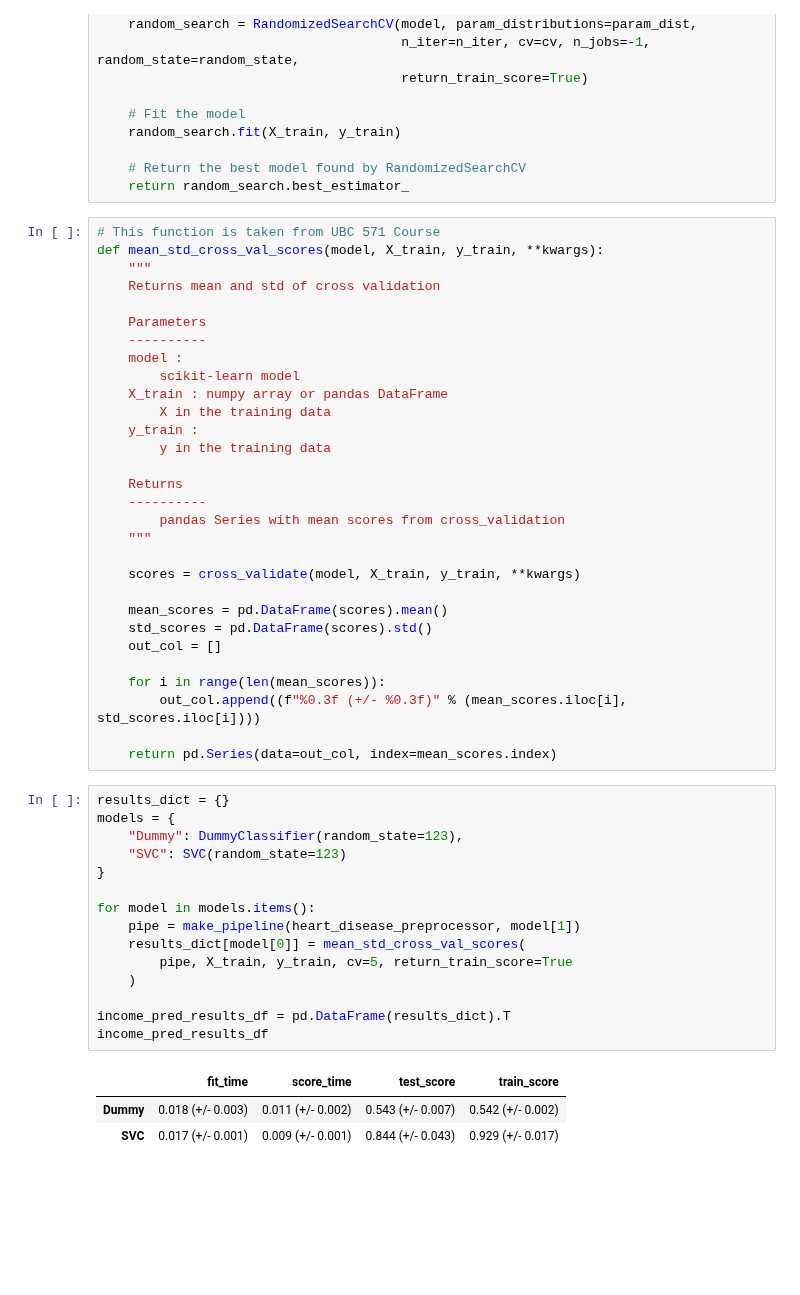
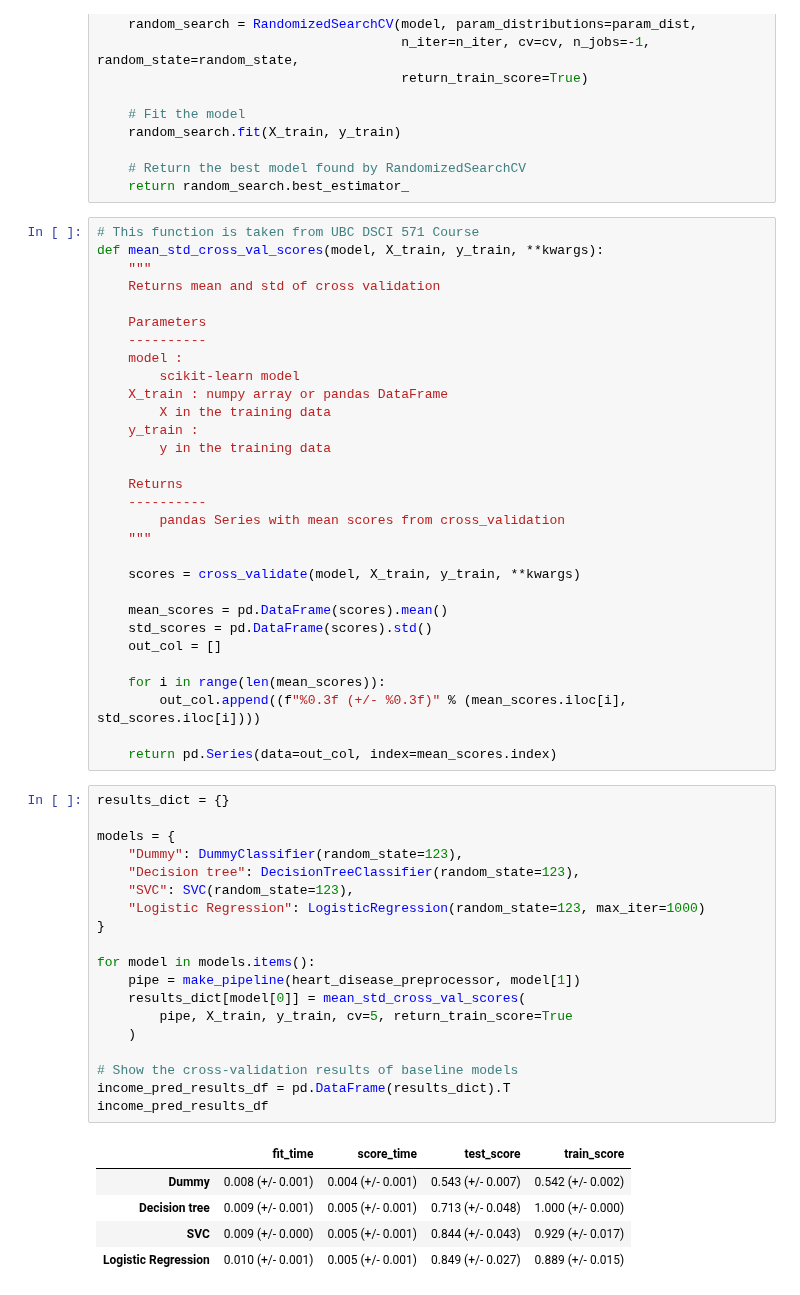
Before and after one commit to UBC-MDS/heart_disease_predictor_py, a Jupyter notebook: src/heart_disease_predictor_report.ipynb, the cells around one changed output. Drawn from its saved outputs; the diff is of its cells as text; blank space fills up the shorter version.

Commit message:
Added and tuned decision tree and logistic regression models, fixed issue with preprocessor inclusion in best model.

```diff
--- a/src/heart_disease_predictor_report.ipynb
+++ b/src/heart_disease_predictor_report.ipynb
@@ -349,7 +355,7 @@ def randomized_search(X_train, y_train, model, param_dist, n_iter=100, cv=5, ran
     # Return the best model found by RandomizedSearchCV
     return random_search.best_estimator_
 # %%
-# This function is taken from UBC 571 Course
+# This function is taken from UBC DSCI 571 Course
 def mean_std_cross_val_scores(model, X_train, y_train, **kwargs):
     """
     Returns mean and std of cross validation
@@ -380,20 +386,26 @@ def mean_std_cross_val_scores(model, X_train, y_train, **kwargs):
     return pd.Series(data=out_col, index=mean_scores.index)
 # %%
 results_dict = {}
+
 models = {
     "Dummy": DummyClassifier(random_state=123),
-    "SVC": SVC(random_state=123)
+    "Decision tree": DecisionTreeClassifier(random_state=123),
+    "SVC": SVC(random_state=123),
+    "Logistic Regression": LogisticRegression(random_state=123, max_iter=1000)
 }
 
 for model in models.items():
     pipe = make_pipeline(heart_disease_preprocessor, model[1])
     results_dict[model[0]] = mean_std_cross_val_scores(
         pipe, X_train, y_train, cv=5, return_train_score=True
     )
 
+# Show the cross-validation results of baseline models
 income_pred_results_df = pd.DataFrame(results_dict).T
 income_pred_results_df
 # %% [output]
 |  | fit_time | score_time | test_score | train_score |
-| Dummy | 0.018 (+/- 0.003) | 0.011 (+/- 0.002) | 0.543 (+/- 0.007) | 0.542 (+/- 0.002) |
-| SVC | 0.017 (+/- 0.001) | 0.009 (+/- 0.001) | 0.844 (+/- 0.043) | 0.929 (+/- 0.017) |
+| Dummy | 0.008 (+/- 0.001) | 0.004 (+/- 0.001) | 0.543 (+/- 0.007) | 0.542 (+/- 0.002) |
+| Decision tree | 0.009 (+/- 0.001) | 0.005 (+/- 0.001) | 0.713 (+/- 0.048) | 1.000 (+/- 0.000) |
+| SVC | 0.009 (+/- 0.000) | 0.005 (+/- 0.001) | 0.844 (+/- 0.043) | 0.929 (+/- 0.017) |
+| Logistic Regression | 0.010 (+/- 0.001) | 0.005 (+/- 0.001) | 0.849 (+/- 0.027) | 0.889 (+/- 0.015) |
```
Also changed, not shown: parts of 19 cells of this notebook, 9 other files.
